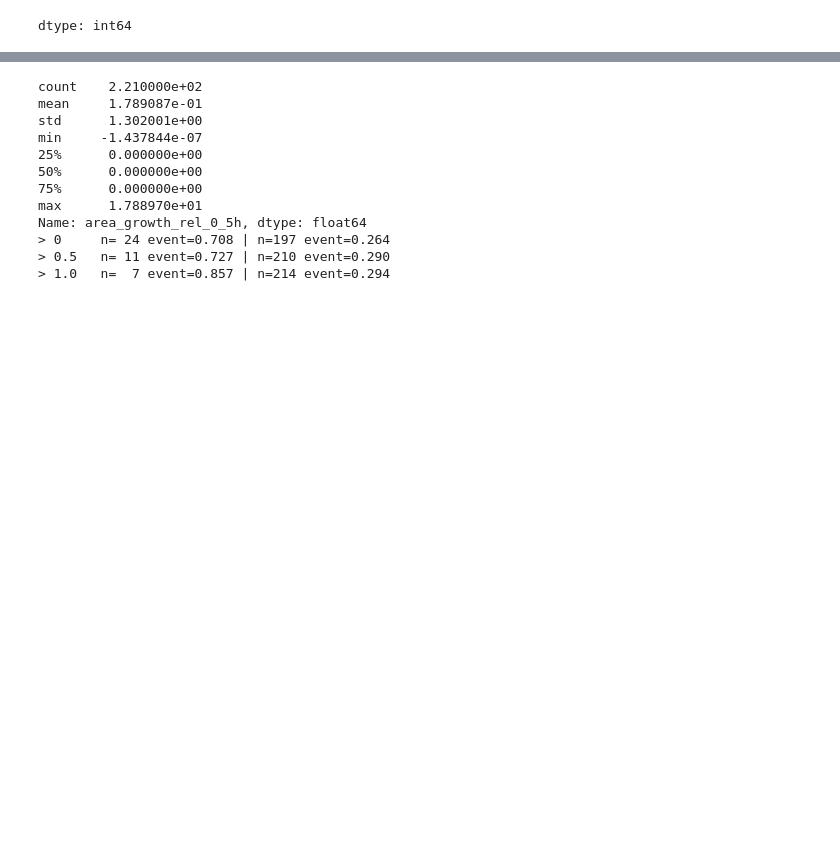
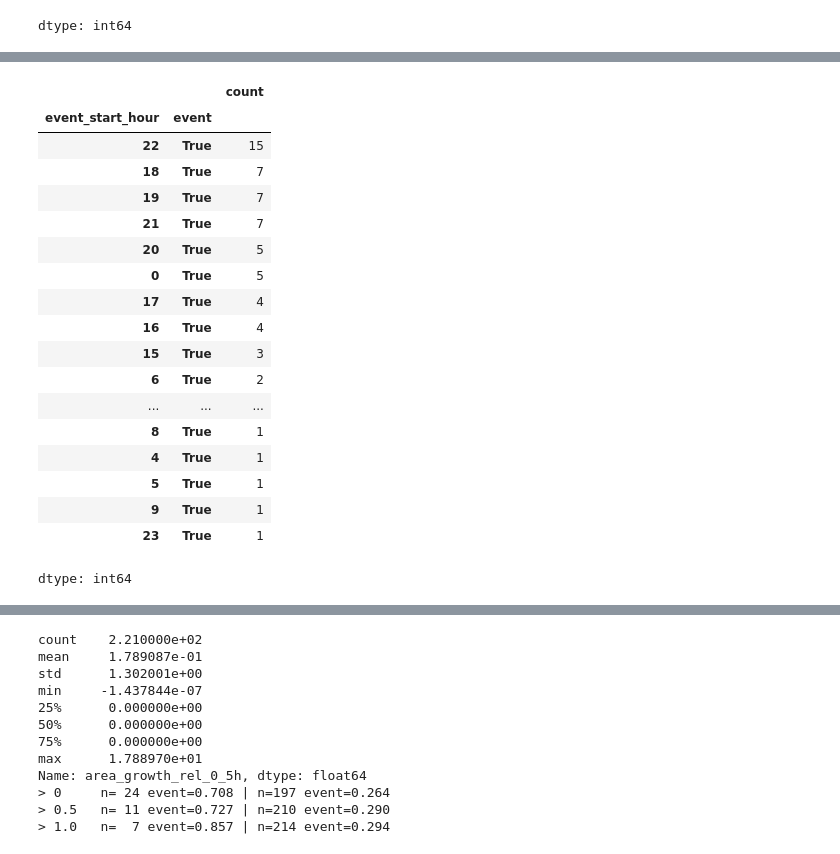
Before and after one commit to Ruks-7/WiDS-Global-Datathon-2026, a Jupyter notebook: WiDS_Datathon_2026_Version_4.ipynb, the cells around one changed output, grey strips where cells are left out. Cells and saved outputs as stored; diff of their text form; code cells hidden in the pictures; blank space fills up the shorter version.

```diff
--- a/WiDS_Datathon_2026_Version_4.ipynb
+++ b/WiDS_Datathon_2026_Version_4.ipynb
@@ -618,3 +605,26 @@ dtype: int64
+# %%
+search = df_train[["event_start_hour", "event"]].sort_values(by = "event_start_hour", ascending = False)
+search[search["event"] == True].value_counts()
+# %% [output]
+|  |  | count |
+| event_start_hour | event |  |
+| 22 | True | 15 |
+| 18 | True | 7 |
+| 19 | True | 7 |
+| 21 | True | 7 |
+| 20 | True | 5 |
+| 0 | True | 5 |
+| 17 | True | 4 |
+| 16 | True | 4 |
+| 15 | True | 3 |
+| 6 | True | 2 |
+| ... | ... | ... |
+| 8 | True | 1 |
+| 4 | True | 1 |
+| 5 | True | 1 |
+| 9 | True | 1 |
+| 23 | True | 1 |
+dtype: int64
 # %%
 def wrangle(data):
 
```
Also changed, not shown: parts of 11 cells of this notebook.
